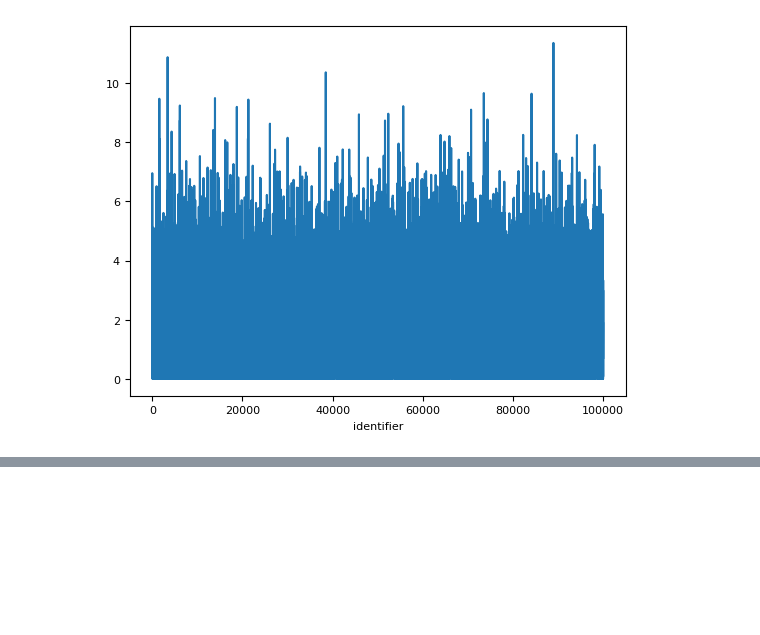
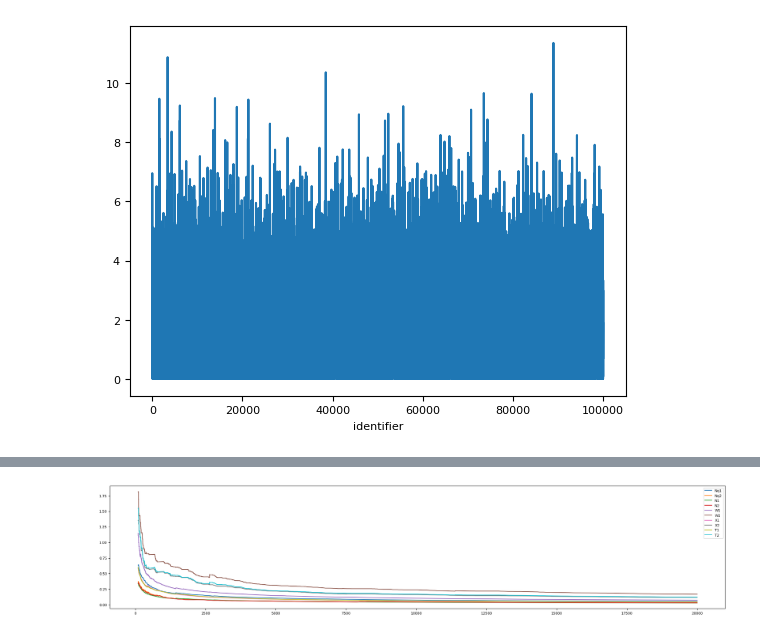
Before and after one commit to viniciuslettieri/2022.2---Avaliacao-e-Desempenho, a Jupyter notebook: Simulacoes/analise_simulacao.ipynb, the cells around one changed output, grey strips where cells are left out. Saved outputs shown, nothing was run; the diff lists cells and outputs as text; code cells hidden in the pictures; blank space fills up the shorter version.

```diff
--- a/Simulacoes/analise_simulacao.ipynb
+++ b/Simulacoes/analise_simulacao.ipynb
@@ -163,0 +180,10 @@ statistics["tm_service2"].plot()
+# %%
+# esse foi o melhor resultado ate agora
+
+df.iloc[:20000, 1:].expanding().apply(ic).iloc[100:].plot(figsize=(25,5))
+
+plt.savefig("Figuras/transiente_expading_09.png")
+
+plt.show()
+# %% [output]
+[figure, added]
```
Also changed, not shown: parts of 7 cells of this notebook, 12 other files.
